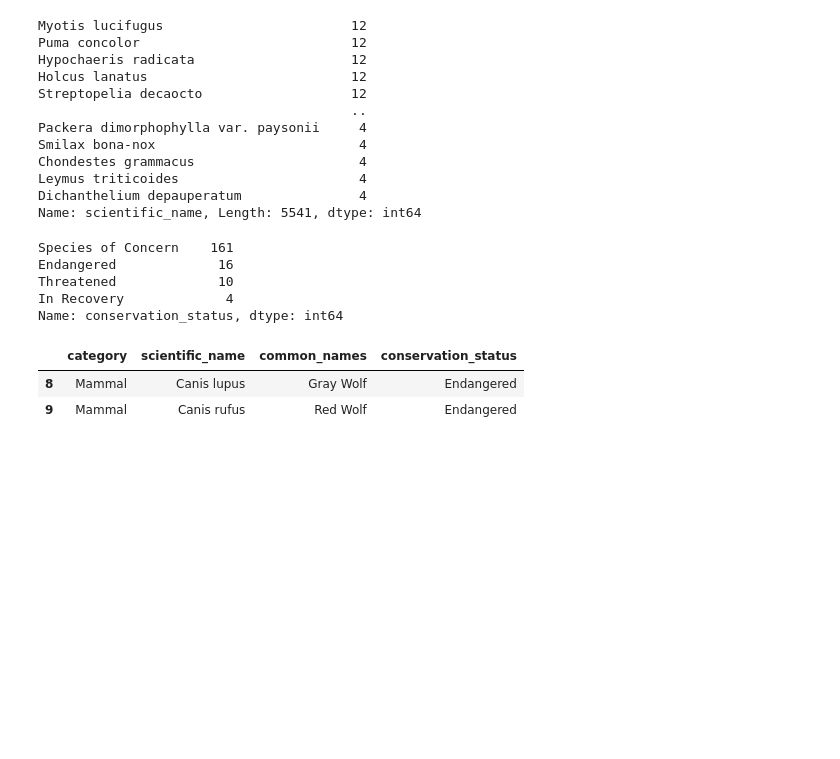
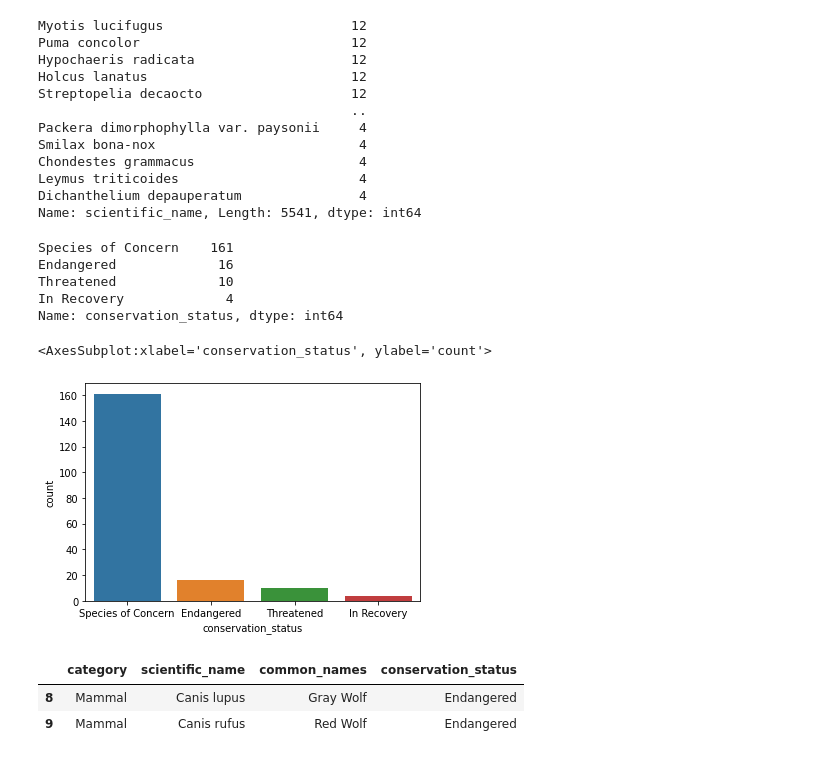
Before and after one commit to mezamateoj/DataProjects, a Jupyter notebook: biodiversity-starter/biodiversity.ipynb, the cells around one changed output. Cells and saved outputs as stored; diff of their text form; code cells hidden in the pictures; blank space fills up the shorter version.

Commit message:
Add data info and some changes

```diff
--- a/biodiversity-starter/biodiversity.ipynb
+++ b/biodiversity-starter/biodiversity.ipynb
@@ -112,6 +140,11 @@ Endangered             16
 Threatened             10
 In Recovery             4
 Name: conservation_status, dtype: int64
+# %%
+sns.countplot(x='conservation_status', data=species)
+# %% [output]
+<AxesSubplot:xlabel='conservation_status', ylabel='count'>
+[figure, added]
 # %%
 endengered = species[species['conservation_status'] == 'Endangered']
 endengered.head(2)
```
Also changed, not shown: parts of 6 cells of this notebook, 1 other file.
